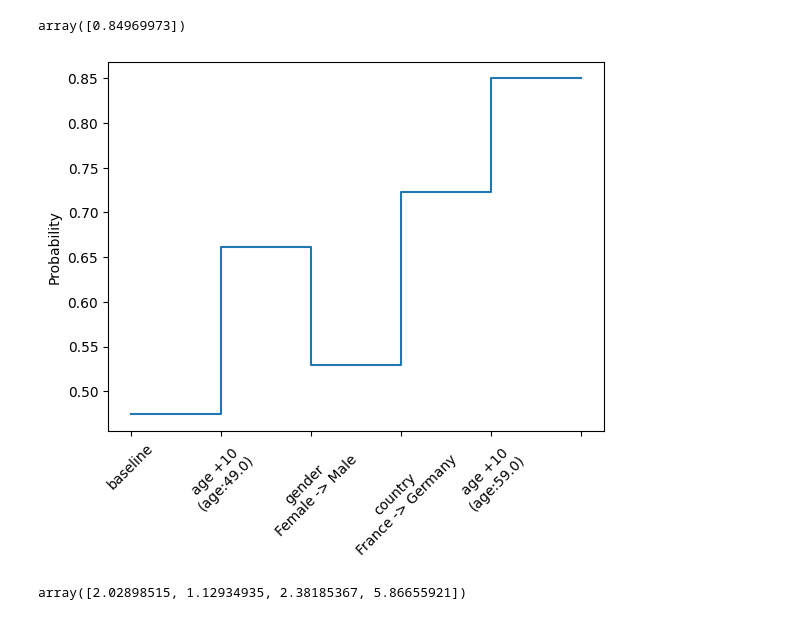
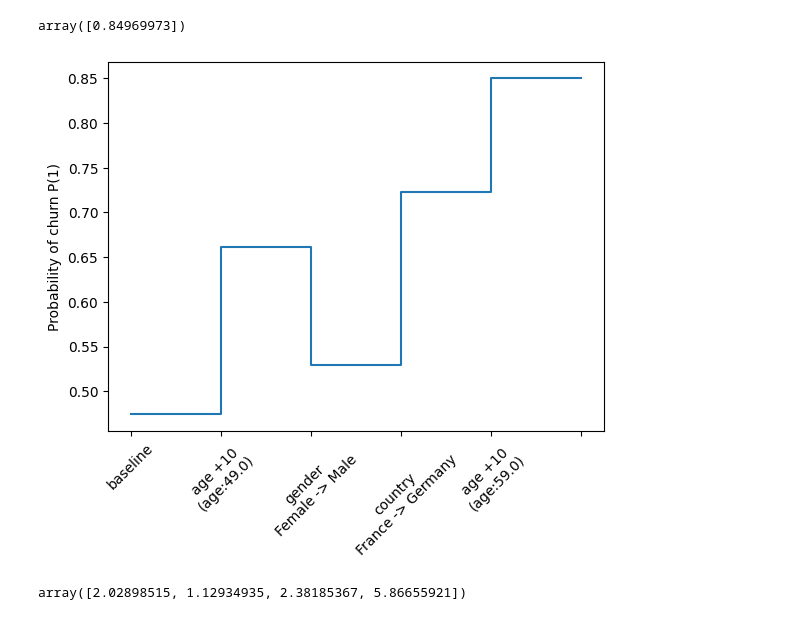
Before and after one commit to MarBry111/wit_2024_xai, a Jupyter notebook: 02_train_simple_models.ipynb, the cells around one changed output. Drawn from its saved outputs; the diff is of its cells as text; code cells hidden in the pictures.

```diff
--- a/02_train_simple_models.ipynb
+++ b/02_train_simple_models.ipynb
@@ -187,11 +187,11 @@ X_test_i_actions.append(" ")
 # %%
 plt.step(np.arange(len(y_pred_i_list)), y_pred_i_list, where='post')
 
 plt.xticks(np.arange(len(y_pred_i_list)), X_test_i_actions, rotation=45)
 
-plt.ylabel('Probability')
+plt.ylabel('Probability of churn P(1)')
 
 plt.show()
 # %% [output]
-[figure, old version]
+[figure, new version]
 # %%
```
Also changed, not shown: parts of 9 cells of this notebook.
